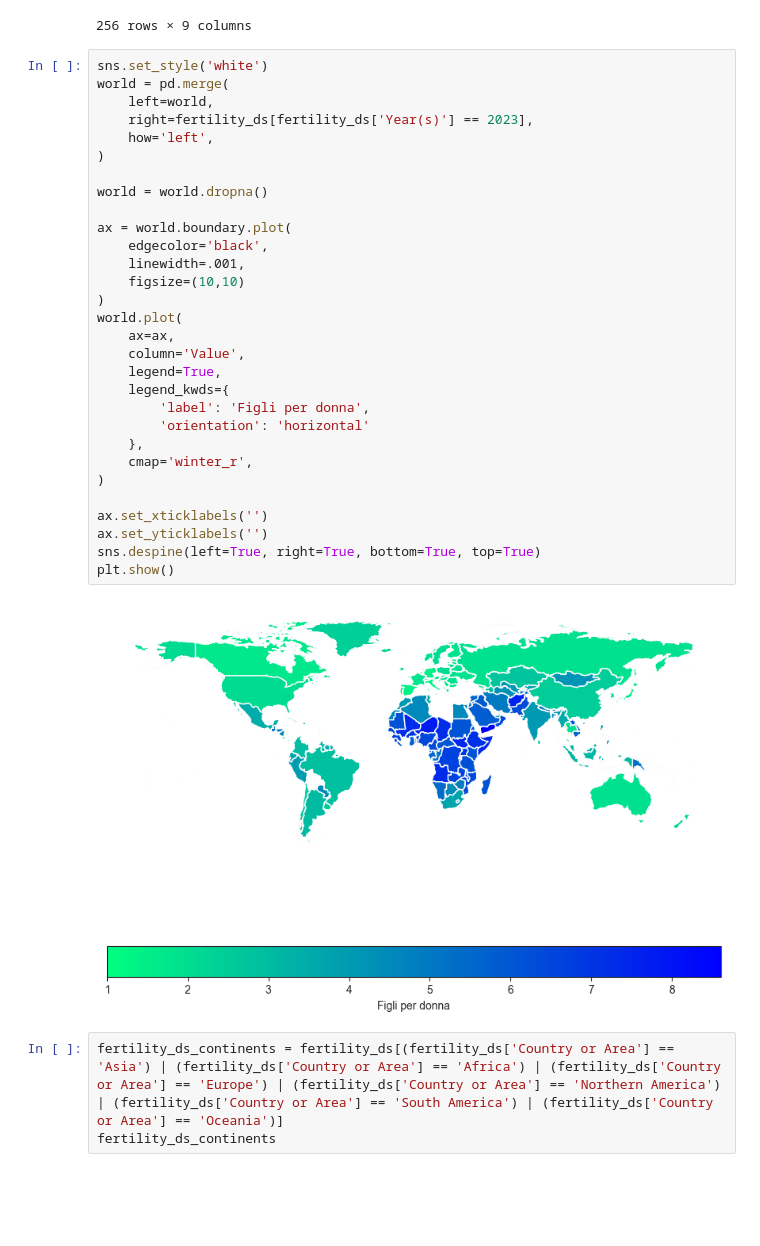
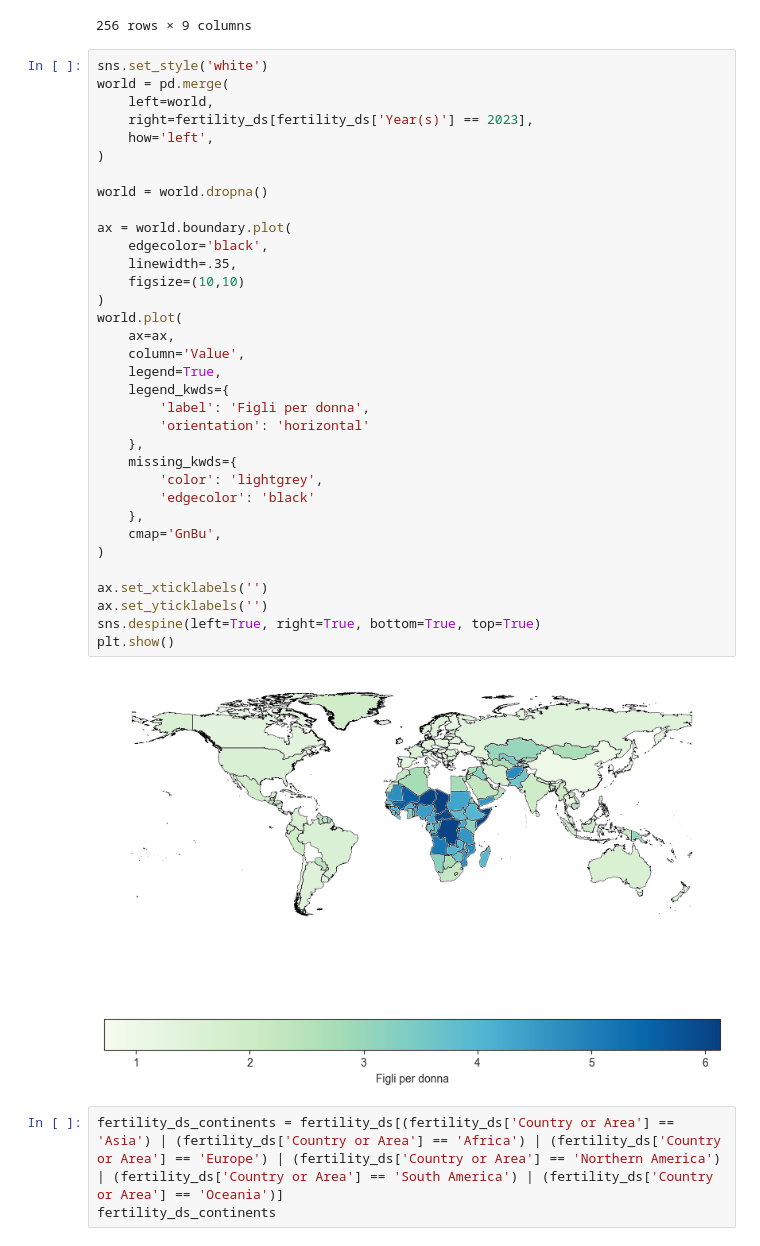
Before and after one commit to ByZeroMatt/SciVis_Project_2024, a Jupyter notebook: src/main/main.ipynb, the cells around one changed output. Drawn from its saved outputs; the diff is of its cells as text; blank space fills up the shorter version.

```diff
--- a/src/main/main.ipynb
+++ b/src/main/main.ipynb
@@ -47,35 +45,39 @@ world
 # %%
 sns.set_style('white')
 world = pd.merge(
     left=world,
     right=fertility_ds[fertility_ds['Year(s)'] == 2023],
     how='left',
 )
 
 world = world.dropna()
 
 ax = world.boundary.plot(
     edgecolor='black',
-    linewidth=.001,
+    linewidth=.35,
     figsize=(10,10)
 )
 world.plot(
     ax=ax,
     column='Value',
     legend=True,
     legend_kwds={
         'label': 'Figli per donna',
         'orientation': 'horizontal'
     },
-    cmap='winter_r',
+    missing_kwds={
+        'color': 'lightgrey',
+        'edgecolor': 'black'
+    },
+    cmap='GnBu',
 )
 
 ax.set_xticklabels('')
 ax.set_yticklabels('')
 sns.despine(left=True, right=True, bottom=True, top=True)
 plt.show()
 # %% [output]
-[figure, old version]
+[figure, new version]
 # %%
 fertility_ds_continents = fertility_ds[(fertility_ds['Country or Area'] == 'Asia') | (fertility_ds['Country or Area'] == 'Africa') | (fertility_ds['Country or Area'] == 'Europe') | (fertility_ds['Country or Area'] == 'Northern America') | (fertility_ds['Country or Area'] == 'South America') | (fertility_ds['Country or Area'] == 'Oceania')]
 fertility_ds_continents
```
Also changed, not shown: parts of 2 cells of this notebook.
